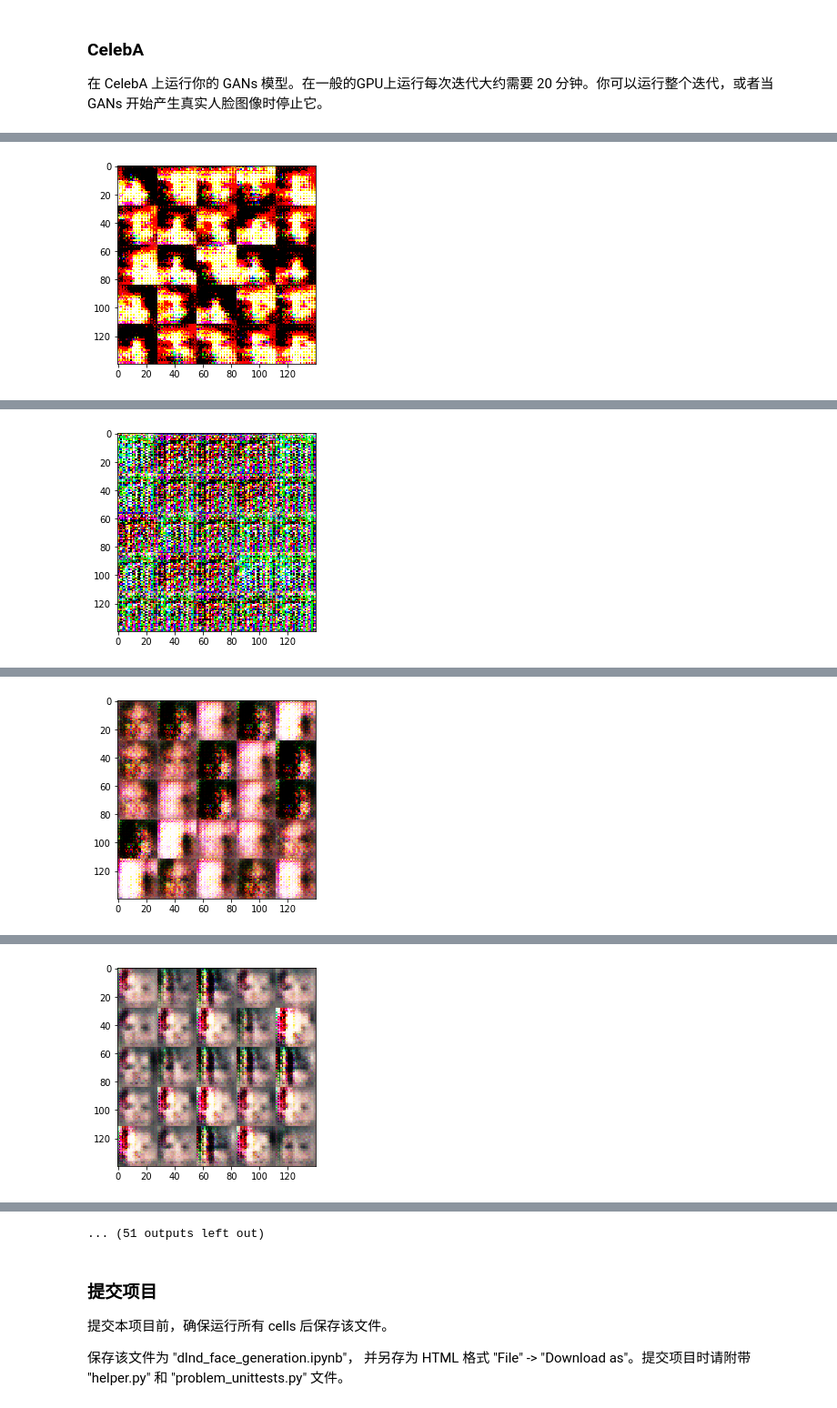
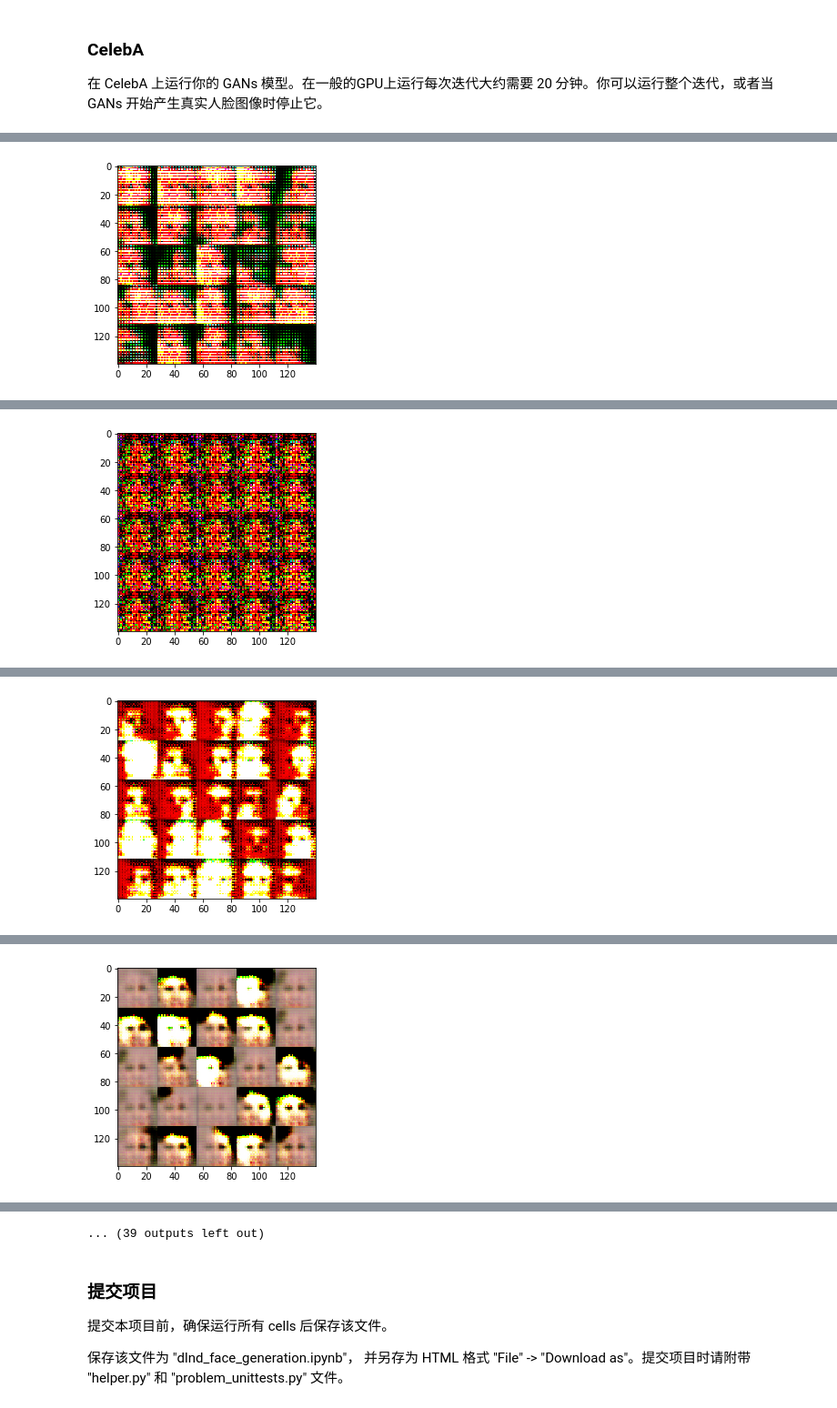
Before and after one commit to hongyang01613/dlnd_face_generation, a Jupyter notebook: dlnd_face_generation.ipynb, the cells around one changed output, grey strips where cells are left out. Shown at 91% size. Saved outputs shown, nothing was run; the diff lists cells and outputs as text; code cells hidden in the pictures.

```diff
--- a/dlnd_face_generation.ipynb
+++ b/dlnd_face_generation.ipynb
@@ -157,12 +157,12 @@ def discriminator(images, reuse=False):
 
         x2 = tf.layers.conv2d(x1, 128, 5, strides=2, padding='same')
         x2 = tf.layers.batch_normalization(x2, training=True)
-        x2 = tf.maximum(0.9 * x2, x2)
+        x2 = tf.maximum(0.01 * x2, x2)
         #x2 = tf.nn.relu(x2)
         #print('discriminator x2:', x2)
         x3 = tf.layers.conv2d(x2, 256, 5, strides=2, padding='same')
         x3 = tf.layers.batch_normalization(x3, training=True)
-        x3 = tf.maximum(0.9 * x3, x3)
+        x3 = tf.maximum(0.01 * x3, x3)
         #x3 = tf.nn.relu(x3)
         #print('discriminator x3:', x3)
 
@@ -207,17 +207,17 @@ def generator(z, out_channel_dim, is_train=True):
 
         x1 = tf.reshape(x1,(-1, 4, 4, 512))
         x1 = tf.layers.batch_normalization(x1, training=is_train)
-        x1 = tf.maximum(0.9 * x1, x1)
+        x1 = tf.maximum(0.01 * x1, x1)
         #x1 = tf.nn.relu(x1)
         #print('generator x1:', x1)
         x2 = tf.layers.conv2d_transpose(x1, 256, 5, strides=3, padding='valid')
         x2 = tf.layers.batch_normalization(x2, training = is_train)
-        x2 = tf.maximum(0.9 * x2, x2)
+        x2 = tf.maximum(0.01 * x2, x2)
         #x2 = tf.nn.relu(x2)
         #print('generator x2:', x2)
         x3 = tf.layers.conv2d_transpose(x2, 128, 5, strides=2, padding='same')
         x3 = tf.layers.batch_normalization(x3, training= is_train)
-        x3 = tf.maximum(0.9 * x3, x3)
+        x3 = tf.maximum(0.01 * x3, x3)
         #x3 = tf.nn.relu(x3)
         #print('generator x3:', x3)
 
@@ -517,16 +512,16 @@ Epoch 7/10...3000 Discriminator Loss: 1.3821... Generator Loss: 0.7187
 ### CelebA
 在 CelebA 上运行你的 GANs 模型。在一般的GPU上运行每次迭代大约需要 20 分钟。你可以运行整个迭代，或者当 GANs 开始产生真实人脸图像时停止它。
 # %%
-batch_size = 128
+batch_size = 16
 z_dim = 100
-learning_rate = 0.001
+learning_rate = 0.0002
 beta1 = 0.9
 
 
 """
 DON'T MODIFY ANYTHING IN THIS CELL THAT IS BELOW THIS LINE
 """
-epochs = 10
+epochs = 1
 
 celeba_dataset = helper.Dataset('celeba', glob(os.path.join(data_dir, 'img_align_celeba/*.jpg')))
 with tf.Graph().as_default():
@@ -557 +552 @@ Epoch 1/10...1000 Discriminator Loss: 0.4593... Generator Loss: 3.8534
-[figure, old version]
+[figure, new version]
@@ -568 +563 @@ Epoch 1/10...1500 Discriminator Loss: 0.3600... Generator Loss: 4.4637
-[figure, old version]
+[figure, new version]
@@ -580 +574 @@ Epoch 2/10...2000 Discriminator Loss: 0.4257... Generator Loss: 2.6391
-[figure, old version]
+[figure, new version]
@@ -591 +585 @@ Epoch 2/10...2500 Discriminator Loss: 0.5549... Generator Loss: 2.7927
-[figure, old version]
+[figure, new version]
@@ -603,4 +597,4 @@ Epoch 2/10...3000 Discriminator Loss: 0.6372... Generator Loss: 4.5351
-... (51 outputs left out)
+... (39 outputs left out)
 # %% [markdown]
 ### 提交项目
 提交本项目前，确保运行所有 cells 后保存该文件。
```
Also changed, not shown: parts of 2 cells of this notebook, 2 other files.
